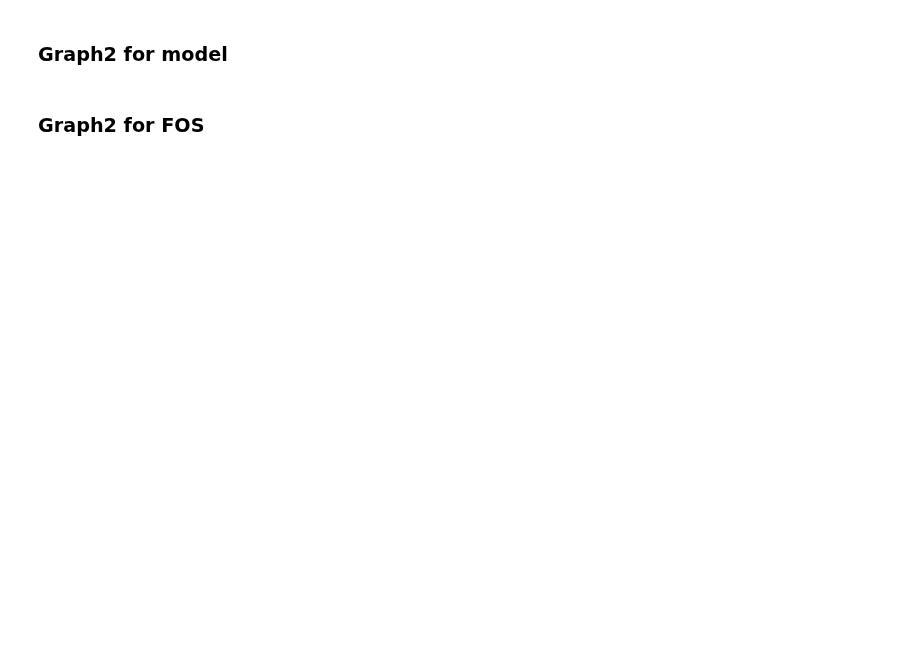
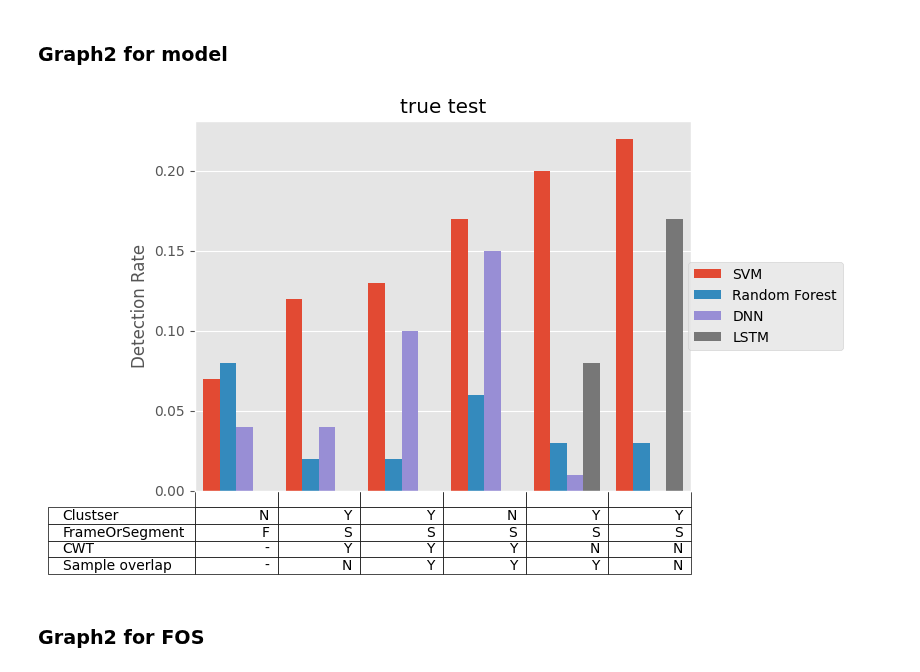
Before and after one commit to IS-Howard/final, a Jupyter notebook: result_analysis.ipynb, the cells around one changed output. Saved outputs shown, nothing was run; the diff lists cells and outputs as text; code cells hidden in the pictures; blank space fills up the shorter version.

```diff
--- a/result_analysis.ipynb
+++ b/result_analysis.ipynb
@@ -327,5 +472,98 @@ for s in range(3):
 # %% [markdown]
 ### Graph2 for model
+# %%
+# axes
+axes = ['Accuracy', 'False Alerm', 'Detection Rate']
+axess = ['ACC','FA','DR']
+# subplots
+cols = [['tracc','trfa','trdr'],['teacc','tefa','tedr'],['tteacc','ttefa','ttedr']]
+subtitles = ['train','test','true test']
+# select exp
+compares = ['svm','rf','dnn','lstm']
+legends = ['SVM', 'Random Forest', 'DNN', 'LSTM']
+cmp_titles = [
+    'Clustser',
+    'FrameOrSegment',
+    'CWT',
+    'Sample overlap'
+]
+show_cmps = [
+    ['N','Y'],
+    ['F','S'],
+    ['N','Y'],
+    ['N','Y']
+]
+title = 'BAR_Model_Compare'
+save_path = save_root+title+'/'
+if not os.path.isdir(save_path):
+    os.makedirs(save_path)
+
+nidx = [[],[],[],[]] # [frame idx, segment idx]
+for j, cmp in enumerate(compares):
+    for k in range(len(df3.index)):
+        if df3.iloc[k]['model'].find(cmp)!=-1:
+            nidx[j].append(k)
+# print(nidx)
+
+
+# for s in range(3):
+#     for i in range(1,3):
+s = 2
+i = 2
+sel = [1,3,4,5,6,7]
+
+dt = cols[i]
+y = []
+for j in range(4):
+    y.append(df3.iloc[nidx[j]][dt[s]].tolist())
+y[3].extend([0,0])
+y = np.array(y)
+
+cl = len(y)
+fig = plt.figure()
+ax = fig.add_subplot(111)
+
+cell = [[],[],[],[],[]]
+cmps = []
+x=df3.iloc[nidx[0]]['model'].to_list()
+for k in range(len(x)):
+    c = ntocell(x[k])
+    for j in range(5):
+        cell[j].append(c[j])
+del cell[4]
+
+row_labels = cmp_titles.copy()
+
+# sort by max val
+y = np.array(y)
+cell = np.array(cell)
+idx = sorted(np.arange(len(y[0])), key = lambda s:(np.max(y,axis=0)-np.min(y,axis=0))[s])
+y = y[:,idx]
+cell = cell[:,idx]
+y = y[:,sel]
+cell = cell[:,sel]
+
+ax.title.set_text(subtitles[i])
+width = 0.2
+x = np.arange(len(y[0]))
+spare_width = (1 - width)/cl
+
+for r in range(cl):
+    ax.bar(x+r*width, y[r], width, label=legends[r])
+ax.set_xlim(-spare_width,len(x)-spare_width)
+plt.xticks([])
+plt.ylabel(axes[s])
+plt.legend(loc='center right', bbox_to_anchor=(1.32, 0.5))
+
+# plot table
+plt.table(cellText=cell,
+        rowLabels=row_labels,
+        colLabels=['']*len(y[0]),
+        loc='bottom')
+
+plt.savefig(save_path+axes[s]+'_'+str(i+1)+'.png', bbox_inches="tight")
+# %% [output]
+[figure, added]
 # %%
 # compare
 compare = 4 # 0 cluster, 2 cwt, 3 window, 4 model
```
Also changed, not shown: parts of 7 cells of this notebook, 4 other files.
